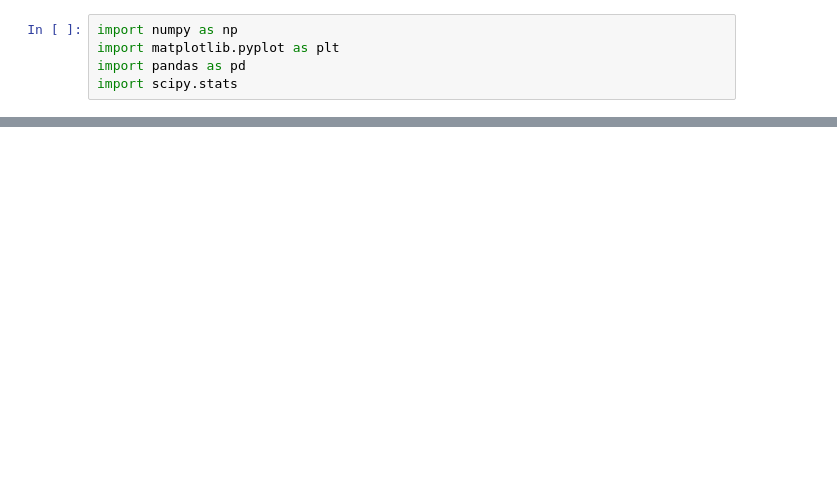
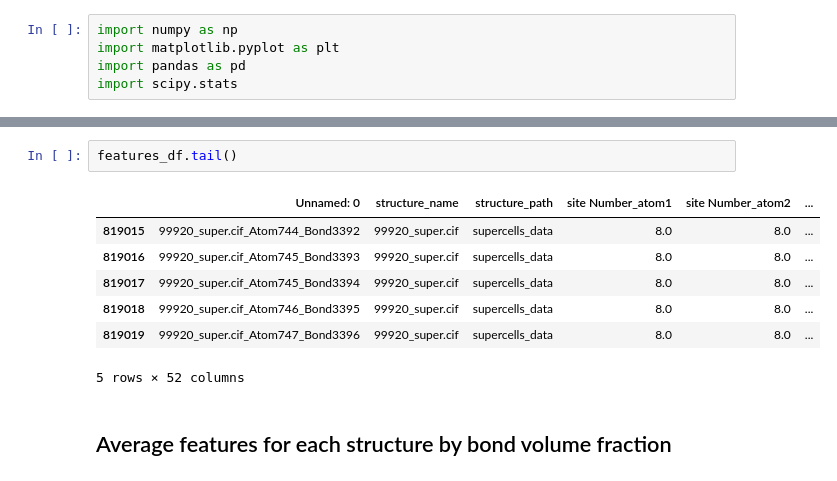
Before and after one commit to adampotter0105/TEC_ML, a Jupyter notebook: feature_selection.ipynb, the cells around one changed output, grey strips where cells are left out. Saved outputs shown, nothing was run; the diff lists cells and outputs as text; blank space fills up the shorter version.

```diff
--- a/feature_selection.ipynb
+++ b/feature_selection.ipynb
@@ -5,0 +25,12 @@ import scipy.stats
+# %%
+features_df.tail()
+# %% [output]
+|  | Unnamed: 0 | structure_name | structure_path | site Number_atom1 | site Number_atom2 | ... |
+| 819015 | 99920_super.cif_Atom744_Bond3392 | 99920_super.cif | supercells_data | 8.0 | 8.0 | ... |
+| 819016 | 99920_super.cif_Atom745_Bond3393 | 99920_super.cif | supercells_data | 8.0 | 8.0 | ... |
+| 819017 | 99920_super.cif_Atom745_Bond3394 | 99920_super.cif | supercells_data | 8.0 | 8.0 | ... |
+| 819018 | 99920_super.cif_Atom746_Bond3395 | 99920_super.cif | supercells_data | 8.0 | 8.0 | ... |
+| 819019 | 99920_super.cif_Atom747_Bond3396 | 99920_super.cif | supercells_data | 8.0 | 8.0 | ... |
+5 rows × 52 columns
+# %% [markdown]
+## Average features for each structure by bond volume fraction
```
Also changed, not shown: parts of 13 cells of this notebook, 5 other files.
